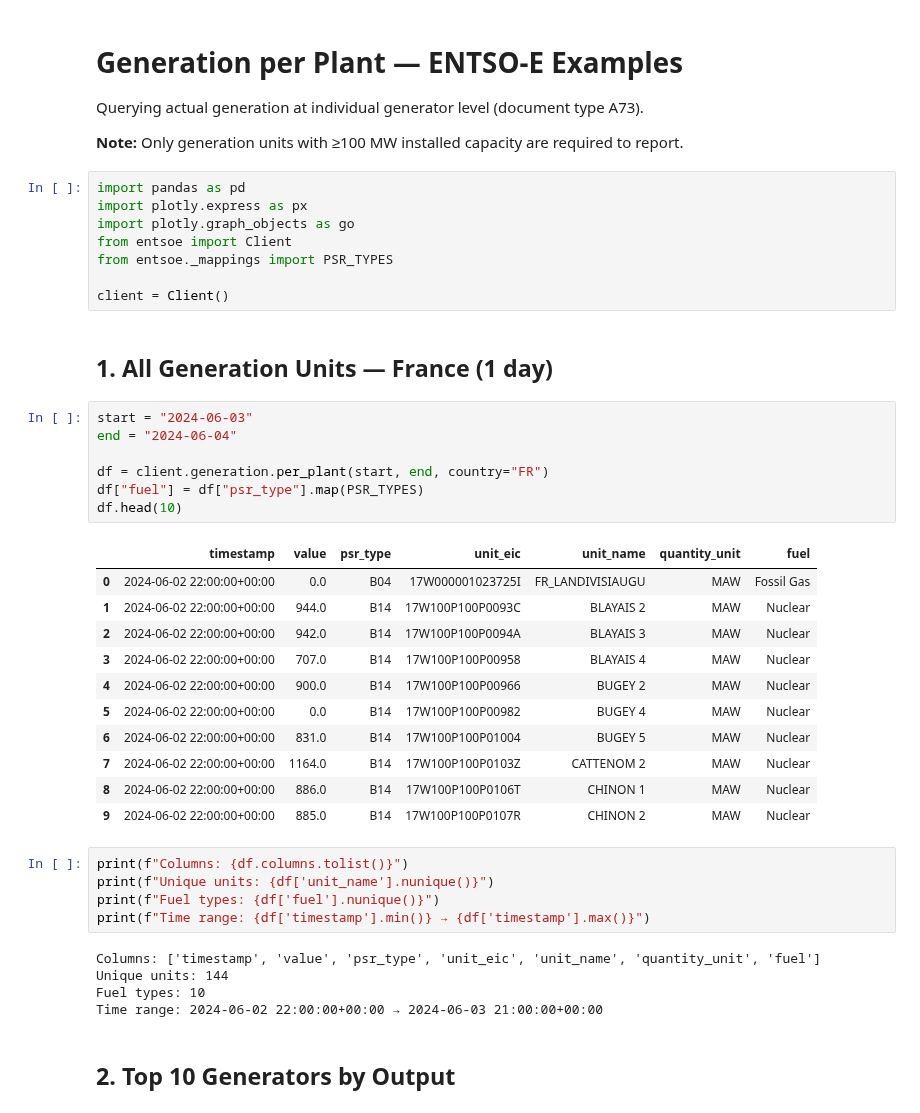
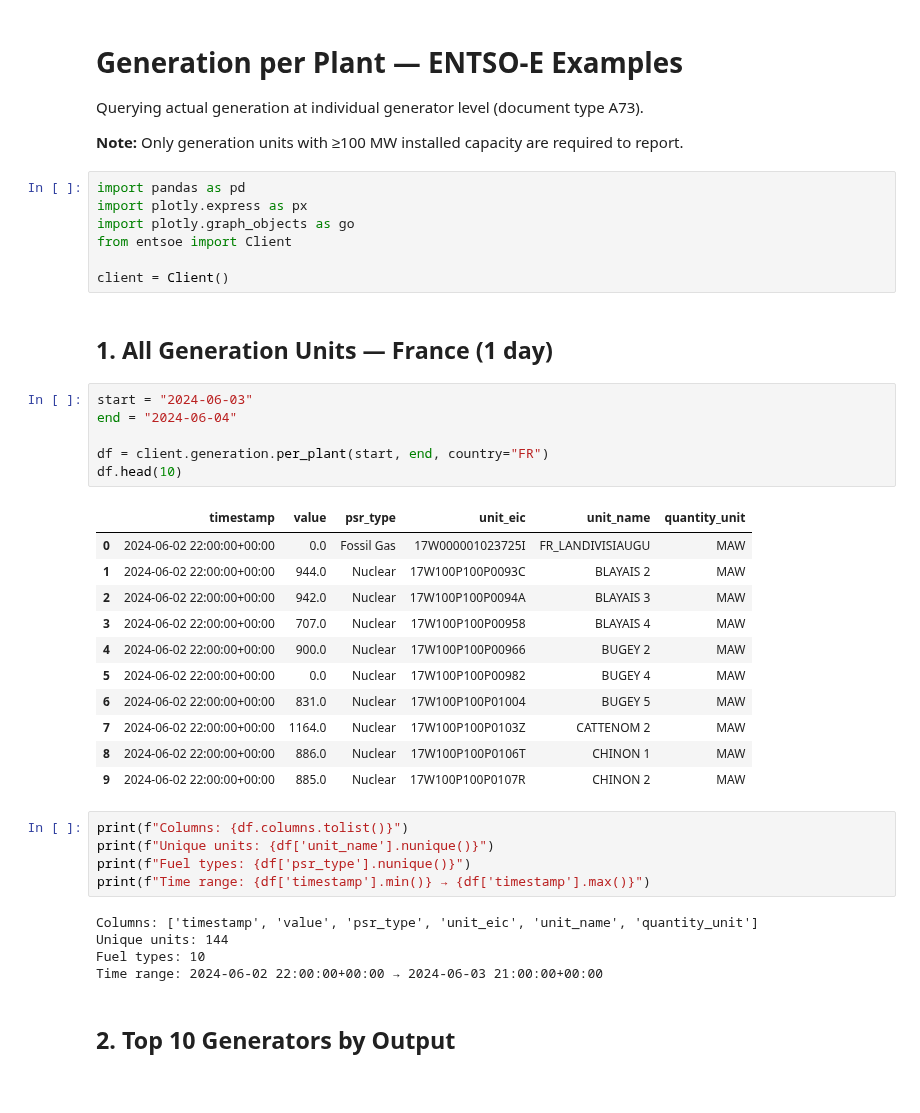
Before and after one commit to datons/python-entsoe, a Jupyter notebook: examples/generation_per_plant.ipynb, the cells around one changed output. Drawn from its saved outputs; the diff is of its cells as text.

Commit message:
Auto-resolve PSR type codes to human-readable names
The parser now maps codes like B16 to "Solar" automatically.
Removes manual PSR_TYPES mapping from all example notebooks.

```diff
--- a/examples/generation_per_plant.ipynb
+++ b/examples/generation_per_plant.ipynb
@@ -9,7 +9,6 @@ import pandas as pd
 import plotly.express as px
 import plotly.graph_objects as go
 from entsoe import Client
-from entsoe._mappings import PSR_TYPES
 
 client = Client()
 # %% [markdown]
@@ -17,29 +16,28 @@ client = Client()
 # %%
 start = "2024-06-03"
 end = "2024-06-04"
 
 df = client.generation.per_plant(start, end, country="FR")
-df["fuel"] = df["psr_type"].map(PSR_TYPES)
 df.head(10)
 # %% [output]
-|  | timestamp | value | psr_type | unit_eic | unit_name | quantity_unit | fuel |
-| 0 | 2024-06-02 22:00:00+00:00 | 0.0 | B04 | 17W000001023725I | FR_LANDIVISIAUGU | MAW | Fossil Gas |
-| 1 | 2024-06-02 22:00:00+00:00 | 944.0 | B14 | 17W100P100P0093C | BLAYAIS 2 | MAW | Nuclear |
-| 2 | 2024-06-02 22:00:00+00:00 | 942.0 | B14 | 17W100P100P0094A | BLAYAIS 3 | MAW | Nuclear |
-| 3 | 2024-06-02 22:00:00+00:00 | 707.0 | B14 | 17W100P100P00958 | BLAYAIS 4 | MAW | Nuclear |
-| 4 | 2024-06-02 22:00:00+00:00 | 900.0 | B14 | 17W100P100P00966 | BUGEY 2 | MAW | Nuclear |
-| 5 | 2024-06-02 22:00:00+00:00 | 0.0 | B14 | 17W100P100P00982 | BUGEY 4 | MAW | Nuclear |
-| 6 | 2024-06-02 22:00:00+00:00 | 831.0 | B14 | 17W100P100P01004 | BUGEY 5 | MAW | Nuclear |
-| 7 | 2024-06-02 22:00:00+00:00 | 1164.0 | B14 | 17W100P100P0103Z | CATTENOM 2 | MAW | Nuclear |
-| 8 | 2024-06-02 22:00:00+00:00 | 886.0 | B14 | 17W100P100P0106T | CHINON 1 | MAW | Nuclear |
-| 9 | 2024-06-02 22:00:00+00:00 | 885.0 | B14 | 17W100P100P0107R | CHINON 2 | MAW | Nuclear |
+|  | timestamp | value | psr_type | unit_eic | unit_name | quantity_unit |
+| 0 | 2024-06-02 22:00:00+00:00 | 0.0 | Fossil Gas | 17W000001023725I | FR_LANDIVISIAUGU | MAW |
+| 1 | 2024-06-02 22:00:00+00:00 | 944.0 | Nuclear | 17W100P100P0093C | BLAYAIS 2 | MAW |
+| 2 | 2024-06-02 22:00:00+00:00 | 942.0 | Nuclear | 17W100P100P0094A | BLAYAIS 3 | MAW |
+| 3 | 2024-06-02 22:00:00+00:00 | 707.0 | Nuclear | 17W100P100P00958 | BLAYAIS 4 | MAW |
+| 4 | 2024-06-02 22:00:00+00:00 | 900.0 | Nuclear | 17W100P100P00966 | BUGEY 2 | MAW |
+| 5 | 2024-06-02 22:00:00+00:00 | 0.0 | Nuclear | 17W100P100P00982 | BUGEY 4 | MAW |
+| 6 | 2024-06-02 22:00:00+00:00 | 831.0 | Nuclear | 17W100P100P01004 | BUGEY 5 | MAW |
+| 7 | 2024-06-02 22:00:00+00:00 | 1164.0 | Nuclear | 17W100P100P0103Z | CATTENOM 2 | MAW |
+| 8 | 2024-06-02 22:00:00+00:00 | 886.0 | Nuclear | 17W100P100P0106T | CHINON 1 | MAW |
+| 9 | 2024-06-02 22:00:00+00:00 | 885.0 | Nuclear | 17W100P100P0107R | CHINON 2 | MAW |
 # %%
 print(f"Columns: {df.columns.tolist()}")
 print(f"Unique units: {df['unit_name'].nunique()}")
-print(f"Fuel types: {df['fuel'].nunique()}")
+print(f"Fuel types: {df['psr_type'].nunique()}")
 print(f"Time range: {df['timestamp'].min()} → {df['timestamp'].max()}")
 # %% [output]
-Columns: ['timestamp', 'value', 'psr_type', 'unit_eic', 'unit_name', 'quantity_unit', 'fuel']
+Columns: ['timestamp', 'value', 'psr_type', 'unit_eic', 'unit_name', 'quantity_unit']
 Unique units: 144
 Fuel types: 10
 Time range: 2024-06-02 22:00:00+00:00 → 2024-06-03 21:00:00+00:00
```
Also changed, not shown: parts of 4 cells of this notebook, 8 other files.
